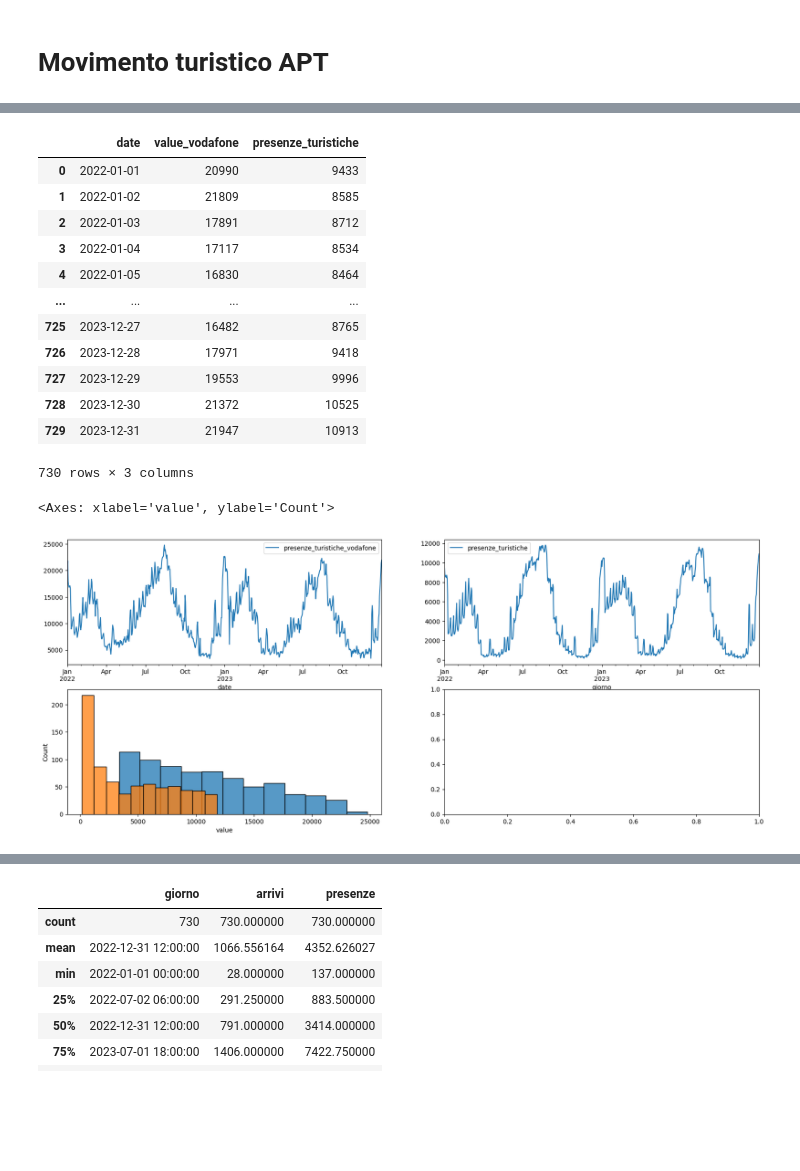
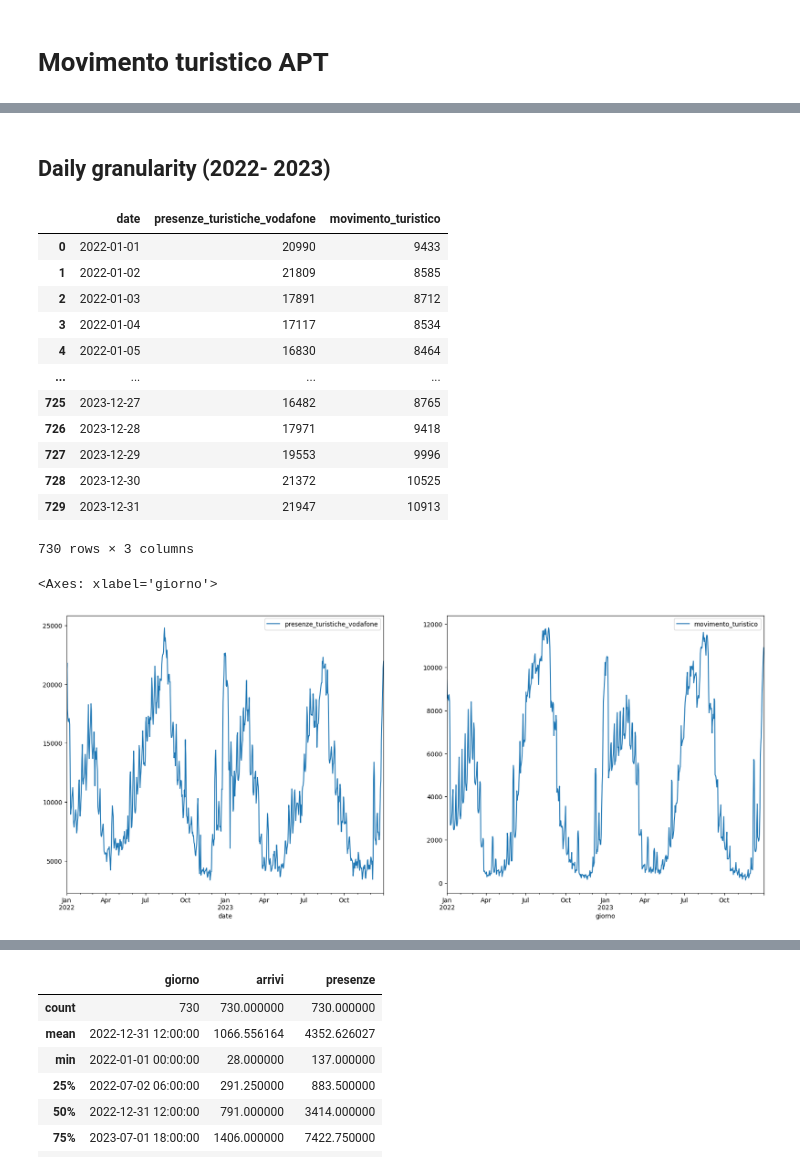
Before and after one commit to tn-aixpa/datiturismo, a Jupyter notebook: experiments/6.1.presence_variable_estimation.ipynb, the cells around one changed output, grey strips where cells are left out. Saved outputs shown, nothing was run; the diff lists cells and outputs as text; code cells hidden in the pictures; blank space fills up the shorter version.

Commit message:
exp(presence_var) compare monthly granularity

```diff
--- a/experiments/6.1.presence_variable_estimation.ipynb
+++ b/experiments/6.1.presence_variable_estimation.ipynb
@@ -99,3 +74,0 @@ movimento_turistico_df
-# %%
-concat_df = pd.concat([vodafone_apt_tourists.set_index("date"), movimento_turistico_df.set_index("giorno")], axis=1).reset_index()
-concat_df
@@ -116,9 +75,11 @@ concat_df
+# %% [markdown]
+## Daily granularity (2022- 2023)
 # %%
 concat_df = pd.concat([vodafone_apt_tourists.set_index("date"), movimento_turistico_df.set_index("giorno")], axis=1).reset_index()
-concat_df = concat_df[["index", "value", "presenze"]].rename(columns={"value": "value_vodafone", "presenze": "presenze_turistiche", "index": "date"})
+concat_df = concat_df[["index", "value", "presenze"]].rename(columns={"value": "presenze_turistiche_vodafone", "presenze": "movimento_turistico", "index": "date"})
 concat_df
 # %% [output]
-|  | date | value_vodafone | presenze_turistiche |
+|  | date | presenze_turistiche_vodafone | movimento_turistico |
 | 0 | 2022-01-01 | 20990 | 9433 |
 | 1 | 2022-01-02 | 21809 | 8585 |
 | 2 | 2022-01-03 | 17891 | 8712 |
@@ -132,14 +93,14 @@ concat_df
 | 729 | 2023-12-31 | 21947 | 10913 |
 730 rows × 3 columns
 # %%
-fig, axes = plt.subplots(nrows=2, ncols=2, figsize=(20, 8))
-vodafone_apt_tourists.plot(x="date", y="value", label="presenze_turistiche_vodafone", ax=axes[0, 0])
-movimento_turistico_df.plot(y="presenze", x="giorno", label="presenze_turistiche", ax=axes[0, 1])
-sns.histplot(vodafone_apt_tourists, x="value", ax=axes[1, 0])
-sns.histplot(movimento_turistico_df, x="presenze", ax=axes[1, 0])
+fig, axes = plt.subplots(nrows=1, ncols=2, figsize=(20, 8))
+vodafone_apt_tourists.plot(x="date", y="value", label="presenze_turistiche_vodafone", ax=axes[0])
+movimento_turistico_df.plot(y="presenze", x="giorno", label="movimento_turistico", ax=axes[1])
+#sns.histplot(vodafone_apt_tourists, x="value", ax=axes[1, 0], label="vodafone")
+#sns.histplot(concat_df, x="presenze_turistiche", ax=axes[1, 0], label="movimento_turistico")
 # %% [output]
-<Axes: xlabel='value', ylabel='Count'>
+<Axes: xlabel='giorno'>
-[figure, old version]
+[figure, new version]
 # %%
 concat_df.plot(x="date", figsize=(20, 8))
 # %% [output]
```
Also changed, not shown: parts of 14 cells of this notebook, 1 other file.
